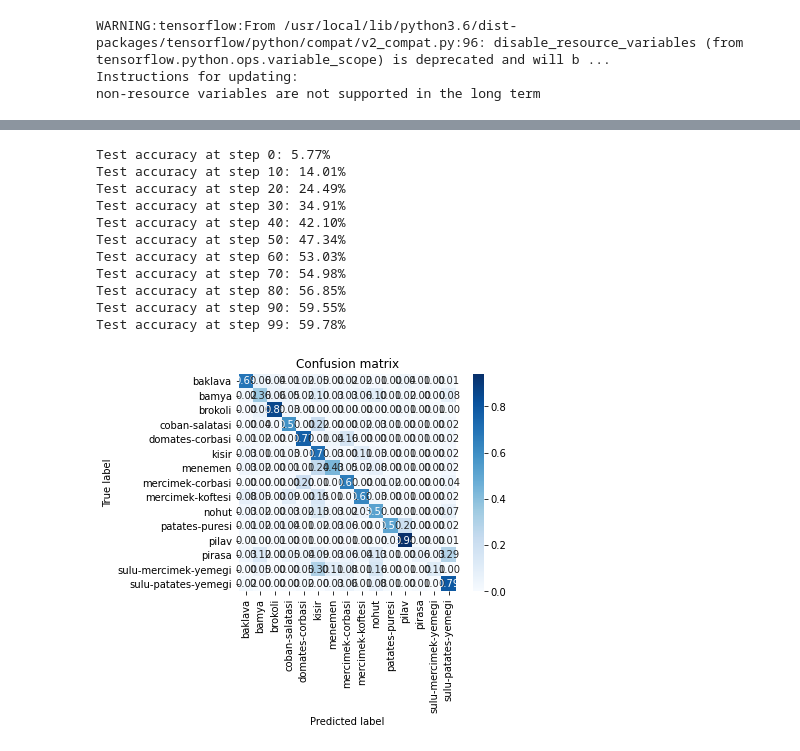
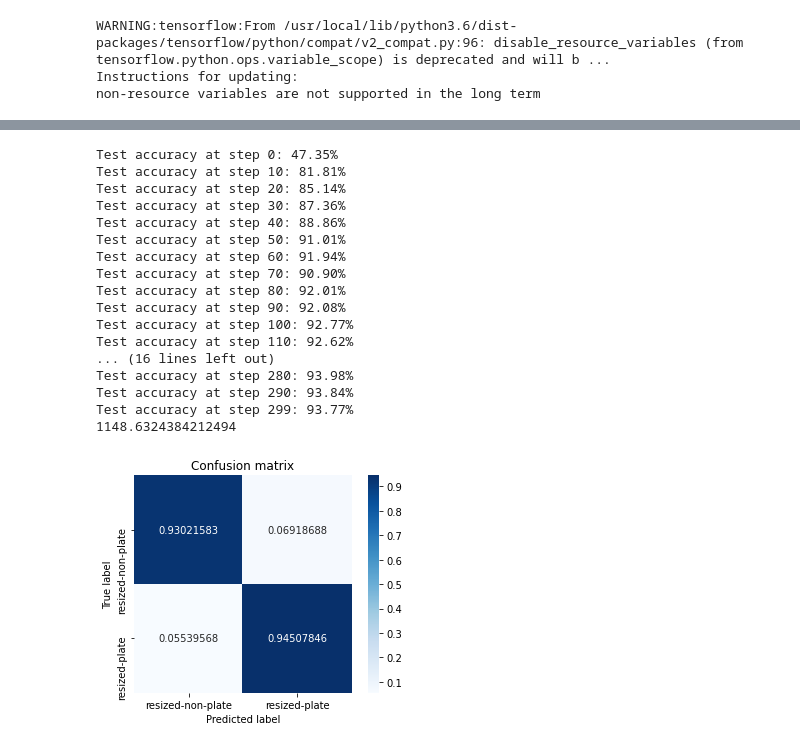
Before and after one commit to ImageProcessingBasedDietApp/ColabWorks, a Jupyter notebook: tensorflow.ipynb, the cells around one changed output, grey strips where cells are left out. Drawn from its saved outputs; the diff is of its cells as text; code cells hidden in the pictures.

```diff
--- a/tensorflow.ipynb
+++ b/tensorflow.ipynb
@@ -48,20 +48,6 @@ for count, filename in enumerate(os.listdir("drive/My Drive/DietApp/PlateDataSet
   src ='drive/My Drive/DietApp/PlateDataSet/plate/' + filename
   dst ='drive/My Drive/DietApp/PlateDataSet/plate/'+ dst
   os.rename(src, dst)
-# %%
-#veriseti ve classları tanımlama
-PLATE_DATA = 'drive/My Drive/DietApp/PlateDataSet'
-def make_train_and_test_sets():
-  train_examples, test_examples = [], []
-  shuffler = random.Random(RANDOM_SEED)
-  is_root = True
-  for (dirname, subdirs, filenames) in tf.gfile.Walk(PLATE_DATA):
-      if is_root:
-        subdirs = sorted(subdirs)
-        print(subdirs)
-        lasses = collections.OrderedDict(enumerate(subdirs))
-        label_to_class = dict([(x, i) for i, x in enumerate(subdirs)])
-        is_root = False
 # %%
 import os
 data = 'drive/My Drive/DietApp/PlateDataSet'
@@ -72,5 +58,5 @@ print(folders)
 # %%
-DATASET = '/content/drive/My Drive/DietApp/Resized'
+DATASET = 'drive/My Drive/DietApp/PlateDataSet'
 TRAIN_FRACTION = 0.8
 RANDOM_SEED = 2018
 
@@ -104,10 +90,15 @@ def make_train_and_test_sets():
   return train_examples, test_examples, classes
 # %%
 # Split the images into train and test sets.
+splitDatasetTime = 0
+i = 0
+beforeSplit = time.time()
 TRAIN_EXAMPLES, TEST_EXAMPLES, CLASSES = make_train_and_test_sets()
 NUM_CLASSES = len(CLASSES)
-
+afterSplit = time.time()
+splitDatasetTime = afterSplit - beforeSplit
 print('\nThe dataset has %d label classes: %s' % (NUM_CLASSES, CLASSES.values()))
 print('There are %d training images' % len(TRAIN_EXAMPLES))
 print('there are %d test images' % len(TEST_EXAMPLES))
+print("Split Time: "+ str(splitDatasetTime))
 # %% [output]
@@ -237,6 +213,9 @@ Please use `layer.__call__` method instead.
 # %%
+learningTime = 0
+startTime = time.time()
+
 # How long will we train the network (number of batches).
-NUM_TRAIN_STEPS = 100 #@param {type: 'integer'}
+NUM_TRAIN_STEPS = 300 #@param {type: 'integer'}
 # How many training examples we use in each step.
 TRAIN_BATCH_SIZE = 10 #@param {type: 'integer'}
 # How often to evaluate the model performance.
@@ -279,32 +258,43 @@ with tf.Session() as sess:
         [cross_entropy_mean, accuracy, prediction, correct_prediction],
         feed_dict={encoded_images: batch_images, labels: batch_labels})
       print('Test accuracy at step %s: %.2f%%' % (i, (test_accuracy * 100)))
+
+
+finishTime = time.time()
+learningTime = finishTime - startTime
+print(learningTime)
 # %% [output]
-Test accuracy at step 0: 5.77%
-Test accuracy at step 10: 14.01%
-Test accuracy at step 20: 24.49%
-Test accuracy at step 30: 34.91%
-Test accuracy at step 40: 42.10%
-Test accuracy at step 50: 47.34%
-Test accuracy at step 60: 53.03%
-Test accuracy at step 70: 54.98%
-Test accuracy at step 80: 56.85%
-Test accuracy at step 90: 59.55%
-Test accuracy at step 99: 59.78%
+Test accuracy at step 0: 47.35%
+Test accuracy at step 10: 81.81%
+Test accuracy at step 20: 85.14%
+Test accuracy at step 30: 87.36%
+Test accuracy at step 40: 88.86%
+Test accuracy at step 50: 91.01%
+Test accuracy at step 60: 91.94%
+Test accuracy at step 70: 90.90%
+Test accuracy at step 80: 92.01%
+Test accuracy at step 90: 92.08%
+Test accuracy at step 100: 92.77%
+Test accuracy at step 110: 92.62%
+... (16 lines left out)
+Test accuracy at step 280: 93.98%
+Test accuracy at step 290: 93.84%
+Test accuracy at step 299: 93.77%
+1148.6324384212494
 # %%
 def show_confusion_matrix(test_labels, predictions):
   """Compute confusion matrix and normalize."""
   confusion = sk_metrics.confusion_matrix(
     np.argmax(test_labels, axis=1), predictions)
   confusion_normalized = confusion.astype("float") / confusion.sum(axis=1)
   axis_labels = list(CLASSES.values())
   ax = sns.heatmap(
       confusion_normalized, xticklabels=axis_labels, yticklabels=axis_labels,
-      cmap='Blues', annot=True, fmt='.2f', square=True)
+      cmap='Blues', annot=True, fmt='.8f', square=True)
   plt.title("Confusion matrix")
   plt.ylabel("True label")
   plt.xlabel("Predicted label")
 
 show_confusion_matrix(batch_labels, test_prediction)
 # %% [output]
-[figure, old version]
+[figure, new version]
```
Also changed, not shown: parts of 6 cells of this notebook.
